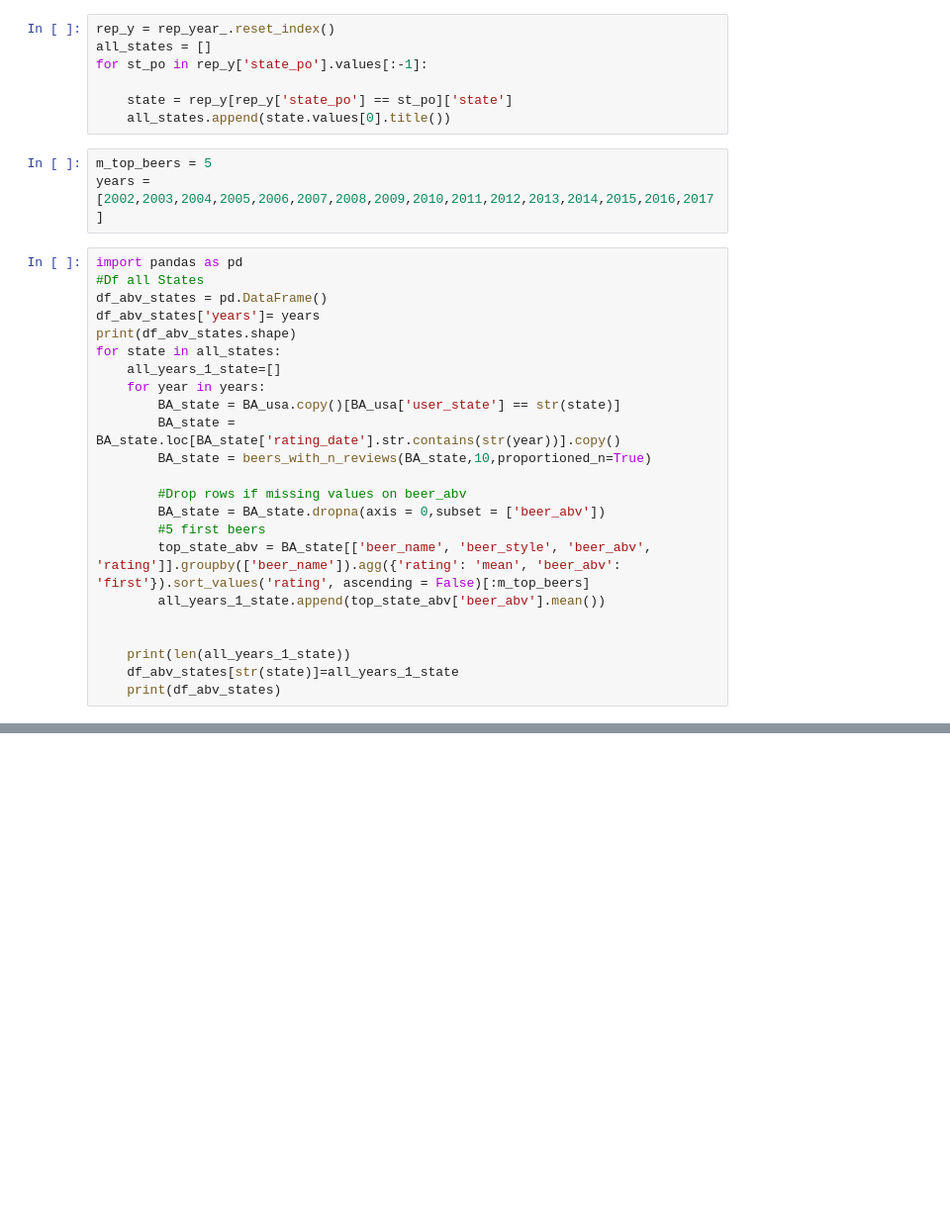
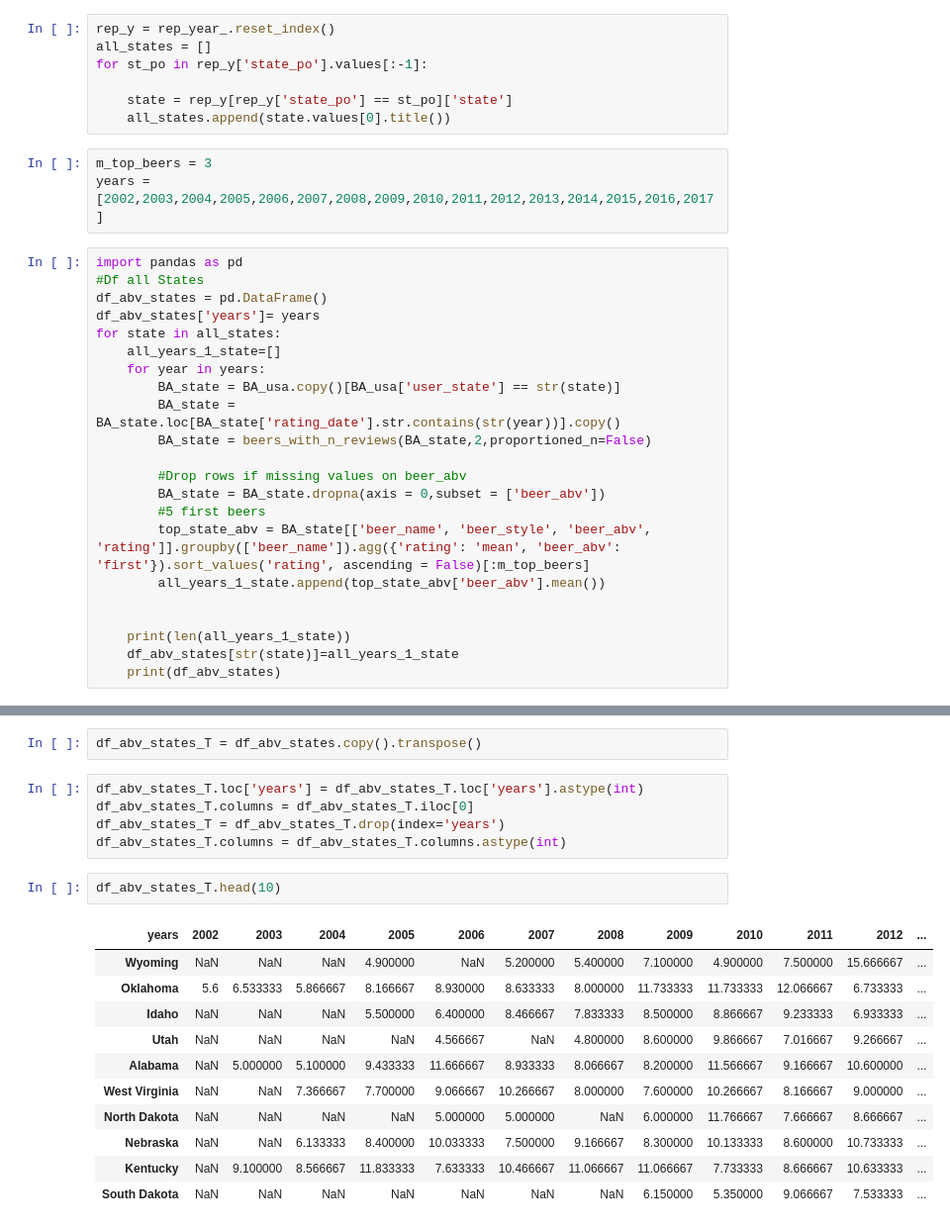
Before and after one commit to epfl-ada/ada-2024-project-casiervert952, a Jupyter notebook: results_SAMUEL.ipynb, the cells around one changed output, grey strips where cells are left out. Shown at 99% size. Cells and saved outputs as stored; diff of their text form; blank space fills up the shorter version.

Commit message:
csv abv_per_year

```diff
--- a/results_SAMUEL.ipynb
+++ b/results_SAMUEL.ipynb
@@ -1063,20 +1061,19 @@ for st_po in rep_y['state_po'].values[:-1]:
     state = rep_y[rep_y['state_po'] == st_po]['state']
     all_states.append(state.values[0].title())
 # %%
-m_top_beers = 5
+m_top_beers = 3
 years = [2002,2003,2004,2005,2006,2007,2008,2009,2010,2011,2012,2013,2014,2015,2016,2017]
 # %%
 import pandas as pd
 #Df all States
 df_abv_states = pd.DataFrame()
 df_abv_states['years']= years
-print(df_abv_states.shape)
 for state in all_states:
     all_years_1_state=[]
     for year in years:
         BA_state = BA_usa.copy()[BA_usa['user_state'] == str(state)]
         BA_state = BA_state.loc[BA_state['rating_date'].str.contains(str(year))].copy()
-        BA_state = beers_with_n_reviews(BA_state,10,proportioned_n=True)
+        BA_state = beers_with_n_reviews(BA_state,2,proportioned_n=False)
 
         #Drop rows if missing values on beer_abv
         BA_state = BA_state.dropna(axis = 0,subset = ['beer_abv'])
@@ -1109,0 +1106,21 @@ ZeroDivisionError: integer division or modulo by zero
+# %%
+df_abv_states_T = df_abv_states.copy().transpose()
+# %%
+df_abv_states_T.loc['years'] = df_abv_states_T.loc['years'].astype(int)
+df_abv_states_T.columns = df_abv_states_T.iloc[0]
+df_abv_states_T = df_abv_states_T.drop(index='years')
+df_abv_states_T.columns = df_abv_states_T.columns.astype(int)
+# %%
+df_abv_states_T.head(10)
+# %% [output]
+| years | 2002 | 2003 | 2004 | 2005 | 2006 | 2007 | 2008 | 2009 | 2010 | 2011 | 2012 | ... |
+| Wyoming | NaN | NaN | NaN | 4.900000 | NaN | 5.200000 | 5.400000 | 7.100000 | 4.900000 | 7.500000 | 15.666667 | ... |
+| Oklahoma | 5.6 | 6.533333 | 5.866667 | 8.166667 | 8.930000 | 8.633333 | 8.000000 | 11.733333 | 11.733333 | 12.066667 | 6.733333 | ... |
+| Idaho | NaN | NaN | NaN | 5.500000 | 6.400000 | 8.466667 | 7.833333 | 8.500000 | 8.866667 | 9.233333 | 6.933333 | ... |
+| Utah | NaN | NaN | NaN | NaN | 4.566667 | NaN | 4.800000 | 8.600000 | 9.866667 | 7.016667 | 9.266667 | ... |
+| Alabama | NaN | 5.000000 | 5.100000 | 9.433333 | 11.666667 | 8.933333 | 8.066667 | 8.200000 | 11.566667 | 9.166667 | 10.600000 | ... |
+| West Virginia | NaN | NaN | 7.366667 | 7.700000 | 9.066667 | 10.266667 | 8.000000 | 7.600000 | 10.266667 | 8.166667 | 9.000000 | ... |
+| North Dakota | NaN | NaN | NaN | NaN | 5.000000 | 5.000000 | NaN | 6.000000 | 11.766667 | 7.666667 | 8.666667 | ... |
+| Nebraska | NaN | NaN | 6.133333 | 8.400000 | 10.033333 | 7.500000 | 9.166667 | 8.300000 | 10.133333 | 8.600000 | 10.733333 | ... |
+| Kentucky | NaN | 9.100000 | 8.566667 | 11.833333 | 7.633333 | 10.466667 | 11.066667 | 11.066667 | 7.733333 | 8.666667 | 10.633333 | ... |
+| South Dakota | NaN | NaN | NaN | NaN | NaN | NaN | NaN | 6.150000 | 5.350000 | 9.066667 | 7.533333 | ... |
```
Also changed, not shown: parts of 9 cells of this notebook, 1 other file.
